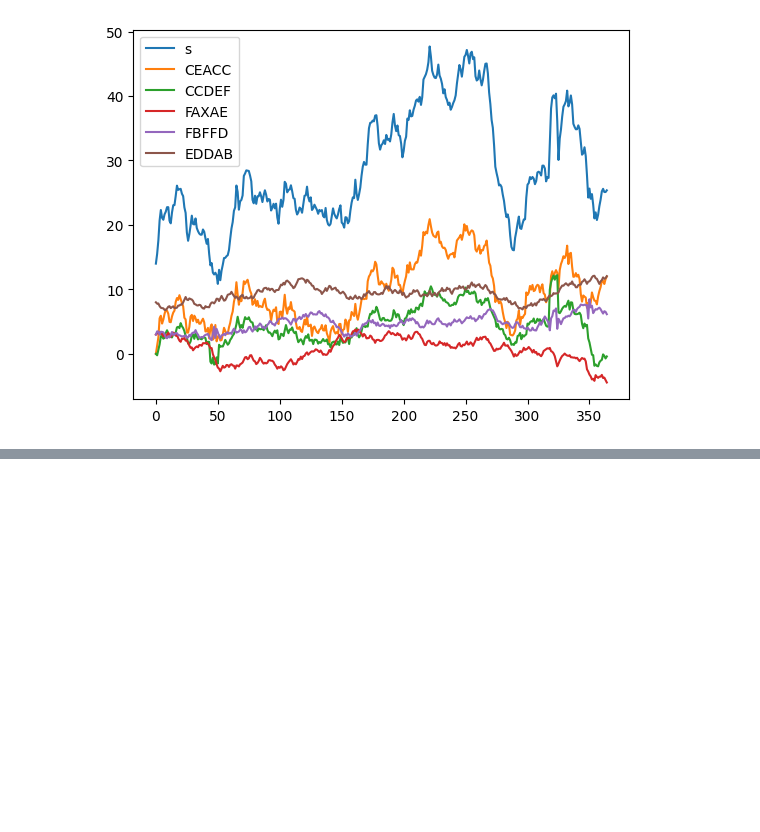
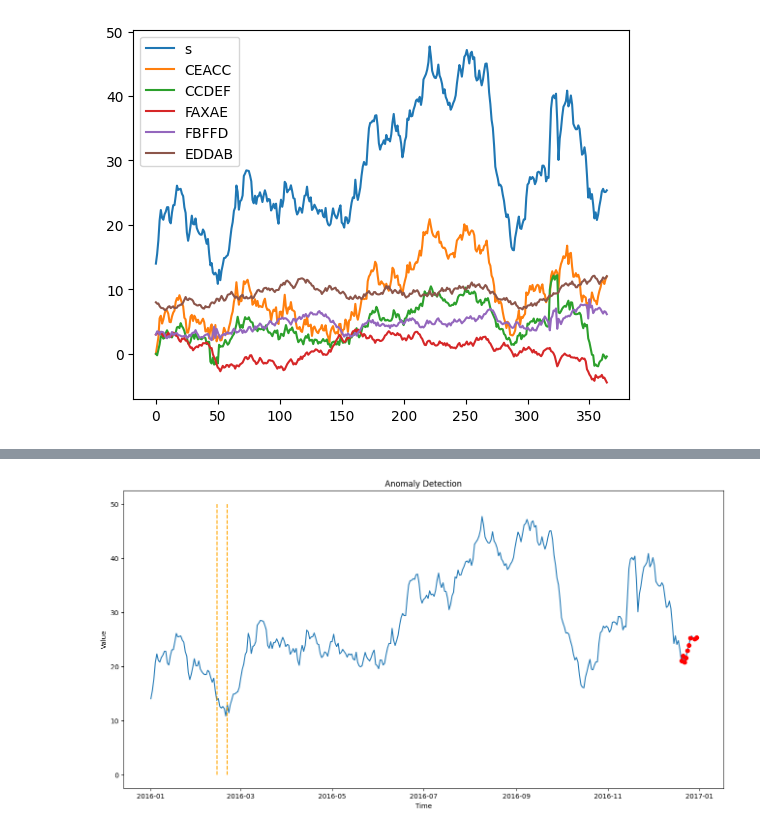
Before and after one commit to gandalf486/weather-forecast, a Jupyter notebook: explore.ipynb, the cells around one changed output, grey strips where cells are left out. Saved outputs shown, nothing was run; the diff lists cells and outputs as text; code cells hidden in the pictures; blank space fills up the shorter version.

```diff
--- a/explore.ipynb
+++ b/explore.ipynb
@@ -341,0 +442,43 @@ plt.close()
+# %%
+from sklearn.tree import DecisionTreeClassifier
+classifier = DecisionTreeClassifier(class_weight={True:4,False:1}, max_depth=9,#int(0.7*(len(feature_list))),
+                              random_state=42, #min_weight_fraction_leaf=0.001,
+                              #min_samples_leaf=5, min_samples_split=40
+                            )
+
+train_indices = time_series.date<='2016-09-30'
+test_indices = time_series.date>'2016-09-30'
+
+x_train, x_test = time_series.loc[train_indices][original_cols], time_series.loc[test_indices][original_cols]
+y_train, y_test = time_series.loc[train_indices]['anomaly'], time_series.loc[test_indices]['anomaly']
+# PCA not improving things
+# x_train = pca.transform(x_train)
+# x_test = pca.transform(x_test)
+
+# train_set, test_set = [x_train,y_train], [x_train,y_train]
+train_set, test_set = [x_train,y_train], [x_test,y_test]
+
+# test_set[1] = target_col_scaler.inverse_transform(test_set[1].values.reshape(-1,1))
+
+classifier.fit(train_set[0], train_set[1])
+predictions = classifier.predict(test_set[0])
+
+time_series.loc[test_indices,'preds'] = predictions
+# %%
+plt.figure(figsize=(16, 8))
+plt.plot(time_series['date'],
+         time_series['s']
+        # time_series[original_cols]
+         )
+plt.plot(time_series.loc[test_indices & time_series['preds'],'date'],
+         time_series.loc[test_indices & time_series['preds'],'s'],
+        # time_series[original_cols][anomalous]
+         'ro')
+plt.vlines(x=pd.to_datetime('2016-02-14'),ymin=0,ymax=50,linestyles='dashed',color='orange')
+plt.vlines(x=pd.to_datetime('2016-02-21'),ymin=0,ymax=50,linestyles='dashed',color='orange')
+plt.title('Anomaly Detection')
+plt.xlabel('Time')
+plt.ylabel('Value')
+plt.show()
+# %% [output]
+[figure, added]
```
Also changed, not shown: parts of 10 cells of this notebook.
